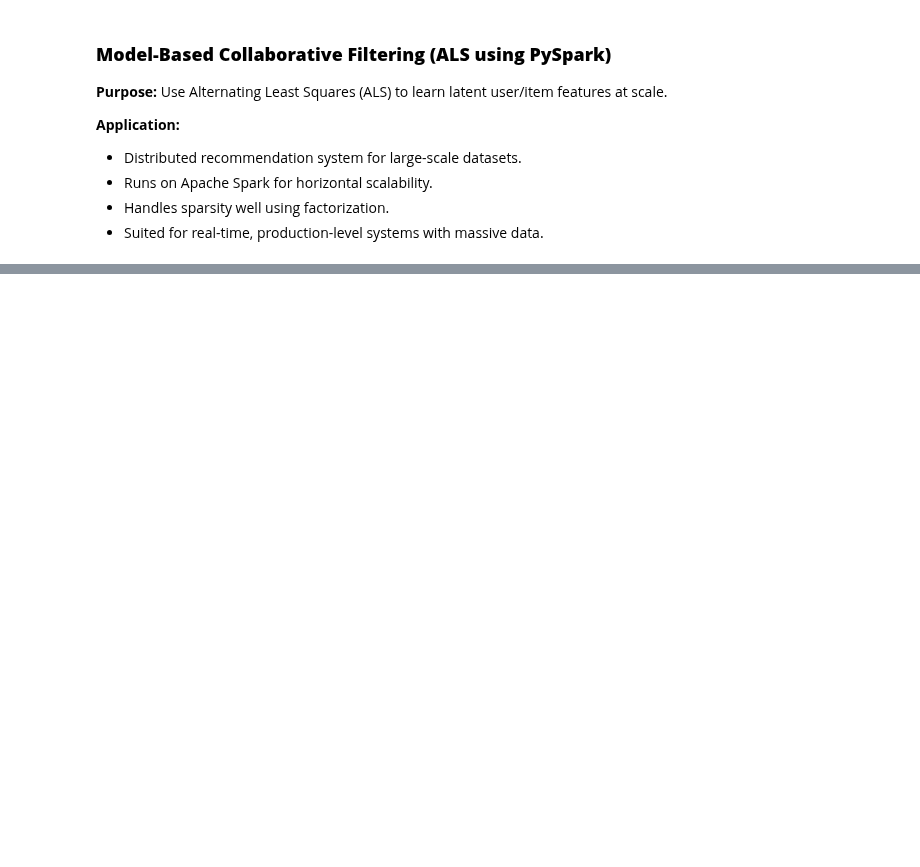
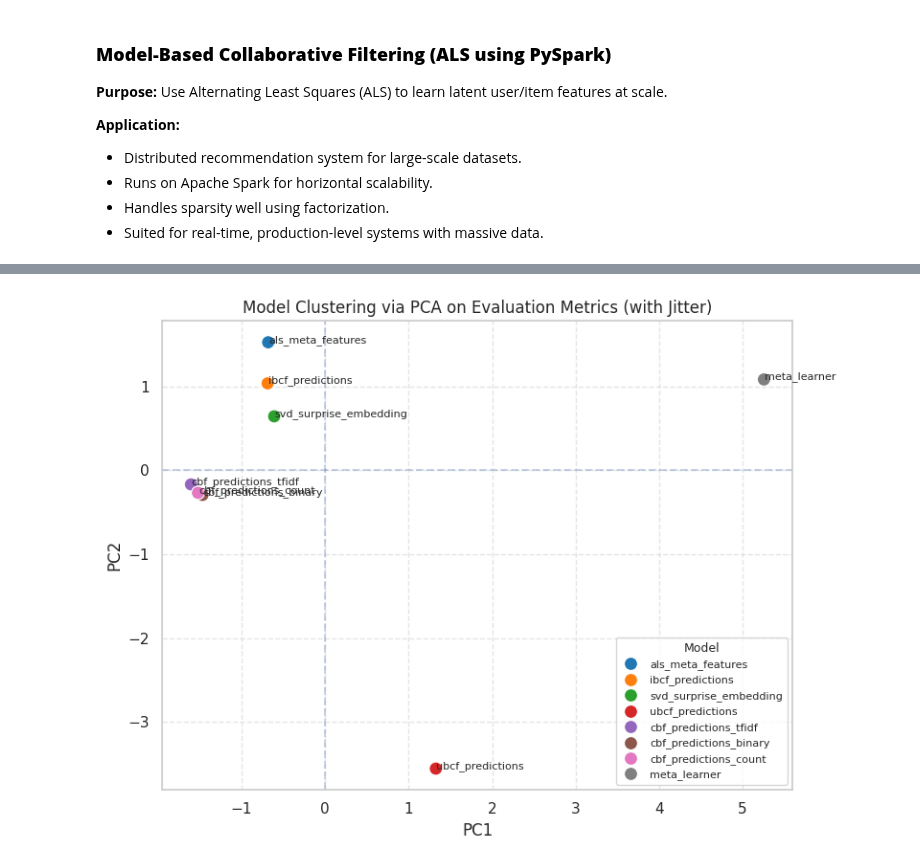
Before and after one commit to hawa1983/DATA-612, a Jupyter notebook: Final_Project.ipynb, the cells around one changed output, grey strips where cells are left out. Drawn from its saved outputs; the diff is of its cells as text; code cells hidden in the pictures; blank space fills up the shorter version.

```diff
--- a/Final_Project.ipynb
+++ b/Final_Project.ipynb
@@ -835,0 +1660,50 @@ Top 10 ALS Recommendations for User 5549:
+# %%
+import pandas as pd
+from sklearn.decomposition import PCA
+from sklearn.preprocessing import StandardScaler
+import matplotlib.pyplot as plt
+import seaborn as sns
+import numpy as np
+
+# --- Load Results into DataFrame ---
+results_df = pd.DataFrame(results).T
+results_df.index.name = "Model"
+results_df.reset_index(inplace=True)
+
+# --- Prepare features for PCA ---
+metrics_only = results_df.drop(columns=["Model"])
+scaler = StandardScaler()
+scaled_metrics = scaler.fit_transform(metrics_only)
+
+# --- PCA Transformation ---
+pca = PCA(n_components=2)
+pca_components = pca.fit_transform(scaled_metrics)
+
+# --- Add jitter to separate overlapping dots ---
+np.random.seed(42)
+jitter_strength = 0.01
+jittered_pca = pca_components + np.random.normal(0, jitter_strength, pca_components.shape)
+
+# --- Combine with model labels ---
+pca_df = pd.DataFrame(jittered_pca, columns=["PC1", "PC2"])
+pca_df["Model"] = results_df["Model"]
+
+# --- Plot ---
+plt.figure(figsize=(8, 6))
+sns.scatterplot(data=pca_df, x="PC1", y="PC2", hue="Model", palette="tab10", s=100)
+
+# Annotate each point
+for i in range(pca_df.shape[0]):
+    plt.text(pca_df["PC1"][i] + 0.005, pca_df["PC2"][i], pca_df["Model"][i], fontsize=8)
+
+plt.title("Model Clustering via PCA on Evaluation Metrics (with Jitter)")
+plt.xlabel("PC1")
+plt.ylabel("PC2")
+plt.axhline(0, linestyle='--', alpha=0.3)
+plt.axvline(0, linestyle='--', alpha=0.3)
+plt.grid(True, linestyle='--', alpha=0.5)
+plt.legend(title="Model", fontsize=8, title_fontsize=9, loc="best")
+plt.tight_layout()
+plt.show()
+# %% [output]
+[figure, added]
```
Also changed, not shown: parts of 30 cells of this notebook.
